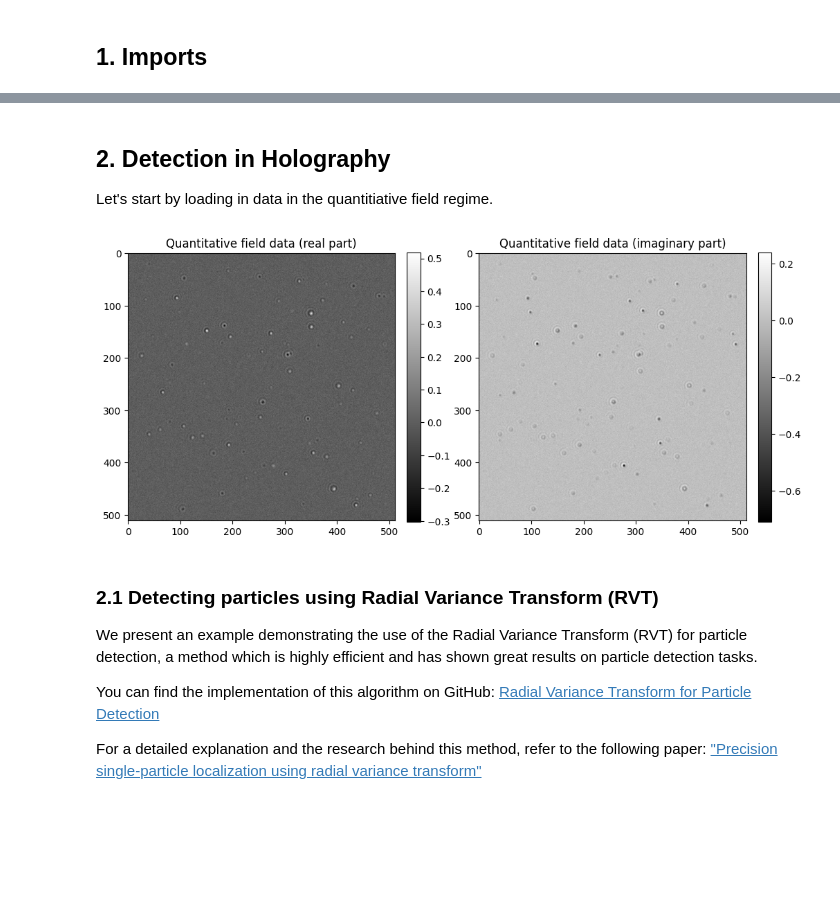
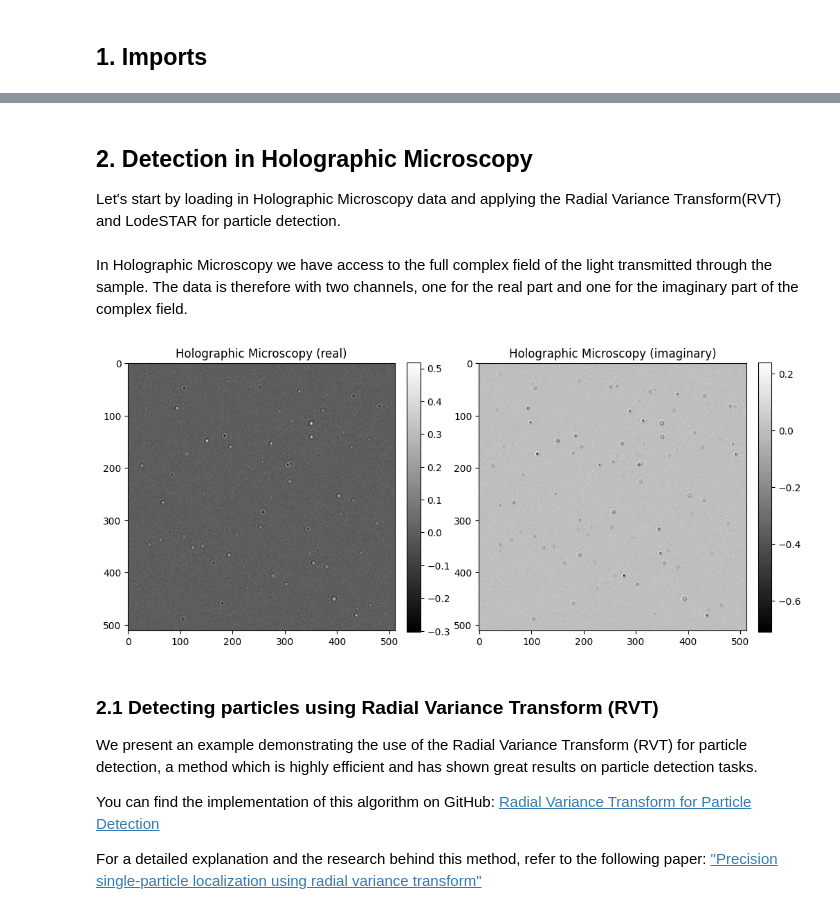
Before and after one commit to softmatterlab/OpticalCharacterizationNanoparticles, a Jupyter notebook: holography/Holography_analysis.ipynb, the cells around one changed output, grey strips where cells are left out. Drawn from its saved outputs; the diff is of its cells as text; code cells hidden in the pictures; blank space fills up the shorter version.

```diff
--- a/holography/Holography_analysis.ipynb
+++ b/holography/Holography_analysis.ipynb
@@ -39,7 +39,7 @@ Running code on device: (cuda) when possible
 # %% [markdown]
-## 2. Detection in Holography
+## 2. Detection in Holographic Microscopy
 
-Let's start by loading in data in the quantitiative field regime.
+Let's start by loading in Holographic Microscopy data and applying the Radial Variance Transform(RVT) and LodeSTAR for particle detection.
 # %%
 data_path = os.path.join("data", "holography_data.npy")
 labels_path = os.path.join("data", "holography_labels.npy")
@@ -47,22 +47,24 @@ labels_path = os.path.join("data", "holography_labels.npy")
 data = np.load(data_path) #Quantitative field image
 labels = np.load(labels_path) #Labels for the particles
 centroids = labels[:, 0:2] #Centroids of the particles
+# %% [markdown]
+In Holographic Microscopy we have access to the full complex field of the light transmitted through the sample. The data is therefore with two channels, one for the real part and one for the imaginary part of the complex field.
 # %%
 #Subtracting mean in the real part so that the data is centered
 data[...,0] = data[...,0] - 1
 # %%
 plt.figure(figsize=(12,6))
 plt.subplot(121)
 im = plt.imshow(data[...,0], cmap="gray")
 plt.colorbar(im, fraction=0.046, pad=0.04)
-plt.title("Holography data (real part)")
+plt.title("Holographic Microscopy (real)")
 plt.subplot(122)
 im = plt.imshow(data[...,1], cmap="gray")
 plt.colorbar(im, fraction=0.046, pad=0.04)
-plt.title("Holography data (imaginary part)")
+plt.title("Holographic Microscopy (imaginary)")
 plt.show()
 # %% [output]
-[figure, old version]
+[figure, new version]
 # %% [markdown]
 ### 2.1 Detecting particles using Radial Variance Transform (RVT)
 
```
Also changed, not shown: parts of 14 cells of this notebook, 6 other files.
